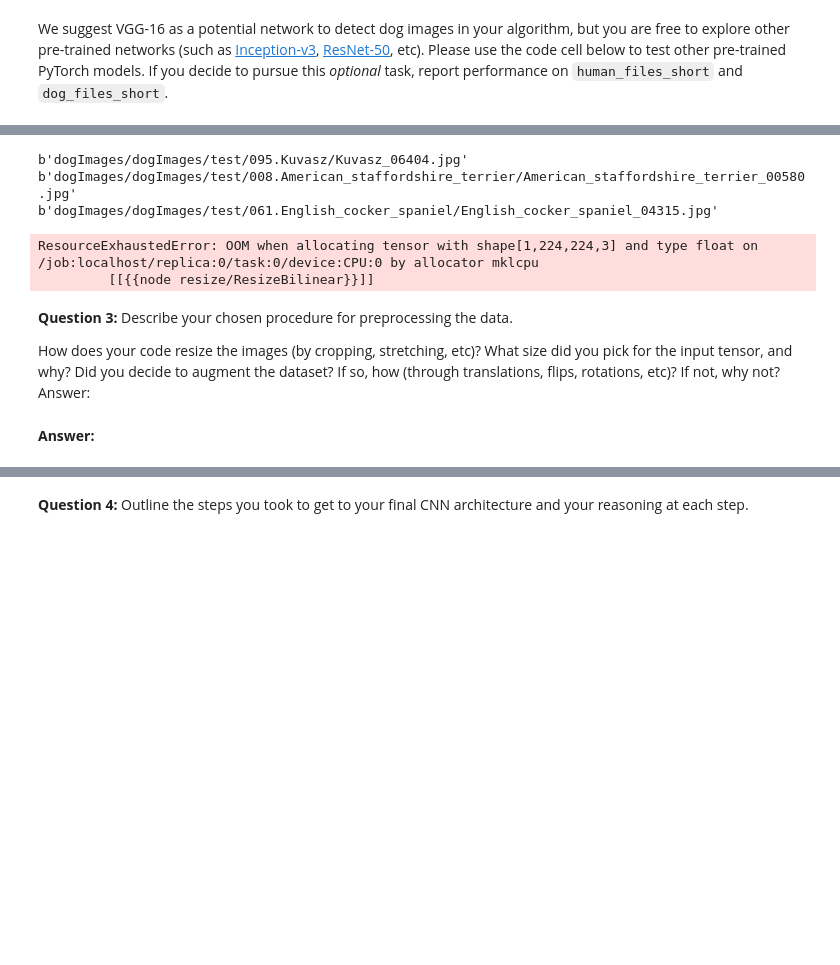
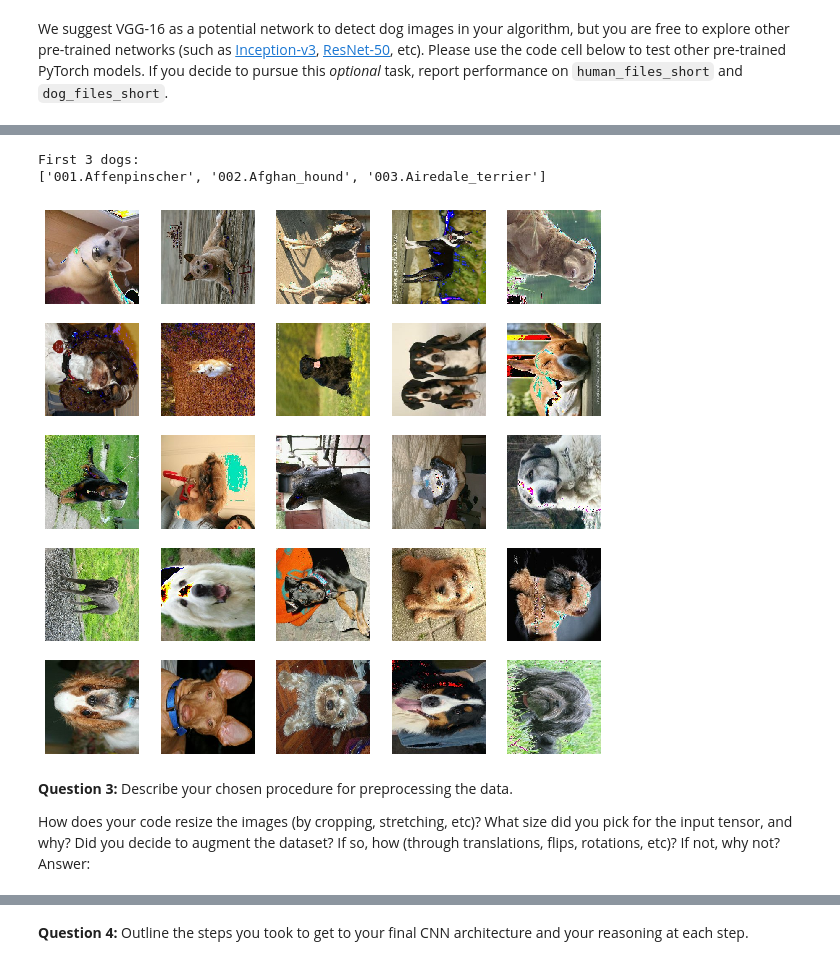
Before and after one commit to thfmart/dog-classification, a Jupyter notebook: dog_app.ipynb, the cells around one changed output, grey strips where cells are left out. Saved outputs shown, nothing was run; the diff lists cells and outputs as text; code cells hidden in the pictures; blank space fills up the shorter version.

```diff
--- a/dog_app.ipynb
+++ b/dog_app.ipynb
@@ -452,26 +417,48 @@ import pathlib
 data_dir = 'dogImages/dogImages/test'
 data_dir = pathlib.Path(data_dir)
 
+image_count = len(list(data_dir.glob('*/*.jpg')))
+#image_count
+
+CLASS_NAMES = sorted(np.array([item.name for item in data_dir.glob('*') if item.name != "LICENSE.txt"]))
+print("First 3 dogs:")
+print(CLASS_NAMES[:3])
+
 BATCH_SIZE = 32
 IMG_HEIGHT = 224
 IMG_WIDTH = 224
 STEPS_PER_EPOCH = np.ceil(image_count/BATCH_SIZE)
 
-image_count = len(list(data_dir.glob('*/*.jpg')))
-#image_count
-
-CLASS_NAMES = np.array([item.name for item in data_dir.glob('*') if item.name != "LICENSE.txt"])
-#CLASS_NAMES
-
 img_list = list(data_dir.glob('*/*'))
 
 # for image_path in img_list[:3]:
 #     display.display(Image.open(str(image_path)))
+# %% [output]
+First 3 dogs:
+['001.Affenpinscher', '002.Afghan_hound', '003.Airedale_terrier']
 # %%
-list_ds = tf.data.Dataset.list_files(str(data_dir/'*/*'))
+def rotate(img: tf.Tensor) -> tf.Tensor:
+    return tf.image.rot90(img, k=random.randint(0,4), name=None)
 
-for f in list_ds.take(3):
-    print(f.numpy())
+def bright(img: tf.Tensor) -> tf.Tensor:
+    return tf.image.random_brightness(img, 0.05)
+
+def jpeg(img: tf.Tensor) -> tf.Tensor:
+    return tf.image.random_jpeg_quality(img, 75, 95, seed=None)
+
+def flip(img: tf.Tensor) -> tf.Tensor:
+    img = tf.image.random_flip_left_right(img)
+    img = tf.image.random_flip_up_down(img)
+    return img
+
+def augment(img):
+    augment = [rotate, flip, bright, jpeg]
+    for f in augment:
+        img = f(img)
+    return img
+
+def normalize(img: tf.Tensor) -> tf.Tensor:
+    return tf.image.per_image_standardization(img)
 
 def get_label(file_path):
     # convert the path to a list of path components
@@ -485,7 +472,10 @@ def decode_img(img):
     # Use `convert_image_dtype` to convert to floats in the [0,1] range.
     img = tf.image.convert_image_dtype(img, tf.float32)
     # resize the image to the desired size.
-    return tf.image.resize(img, [IMG_HEIGHT, IMG_WIDTH])
+    img = tf.image.resize(img, [IMG_HEIGHT, IMG_WIDTH])
+    img = augment(img)
+    #img = normalize(img)
+    return img
 
 def process_path(file_path):
     label = get_label(file_path)
@@ -494,16 +484,12 @@ def process_path(file_path):
     img = decode_img(img)
     return img, label
 
-# Set `num_parallel_calls` so multiple images are loaded/processed in parallel.
-labeled_ds = list_ds.map(process_path, num_parallel_calls=AUTOTUNE)
-
-# for image, label in labeled_ds.take(1):
-#     print("Image shape: ", image.numpy().shape)
-#     print("Label: ", label.numpy())
+def create_dataset(data_dir):
+    data_dir = pathlib.Path(data_dir)
+    list_ds = tf.data.Dataset.list_files(str(data_dir/'*/*'))
+    # Set `num_parallel_calls` so multiple images are loaded/processed in parallel.
+    labeled_ds = list_ds.map(process_path, num_parallel_calls=AUTOTUNE)
+    return labeled_ds
-# %% [output]
-b'dogImages/dogImages/test/095.Kuvasz/Kuvasz_06404.jpg'
-b'dogImages/dogImages/test/008.American_staffordshire_terrier/American_staffordshire_terrier_00580.jpg'
-b'dogImages/dogImages/test/061.English_cocker_spaniel/English_cocker_spaniel_04315.jpg'
 # %%
 def prepare_for_training(ds, cache=True, shuffle_buffer_size=1000):
     # This is a small dataset, only load it once, and keep it in memory.
@@ -527,20 +513,25 @@ def prepare_for_training(ds, cache=True, shuffle_buffer_size=1000):
     ds = ds.prefetch(buffer_size=AUTOTUNE)
 
     return ds
+
+def show_batch(image_batch):
+    plt.figure(figsize=(10,10))
+    for n in range(25):
+        ax = plt.subplot(5,5,n+1)
+        plt.imshow(image_batch[n])
+        plt.axis('off')
 # %%
+labeled_ds=create_dataset('dogImages/dogImages/test')
 train_ds = prepare_for_training(labeled_ds)
 
-#image_batch, label_batch = next(iter(train_ds))
-image_batch, label_batch = iter(train_ds)
-show_batch(image_batch.numpy(), label_batch.numpy())
+image_batch, label_batch = next(iter(train_ds))
+#show_batch(image_batch.numpy(), label_batch.numpy())
+show_batch(image_batch.numpy())
 # %% [output]
-ResourceExhaustedError: OOM when allocating tensor with shape[1,224,224,3] and type float on /job:localhost/replica:0/task:0/device:CPU:0 by allocator mklcpu
-         [[{{node resize/ResizeBilinear}}]]
+[figure, added]
 # %% [markdown]
 **Question 3:** Describe your chosen procedure for preprocessing the data.
 
 How does your code resize the images (by cropping, stretching, etc)? What size did you pick for the input tensor, and why?
 Did you decide to augment the dataset? If so, how (through translations, flips, rotations, etc)? If not, why not?
 Answer:
-# %% [markdown]
-**Answer:**
```
Also changed, not shown: parts of 10 cells of this notebook.
